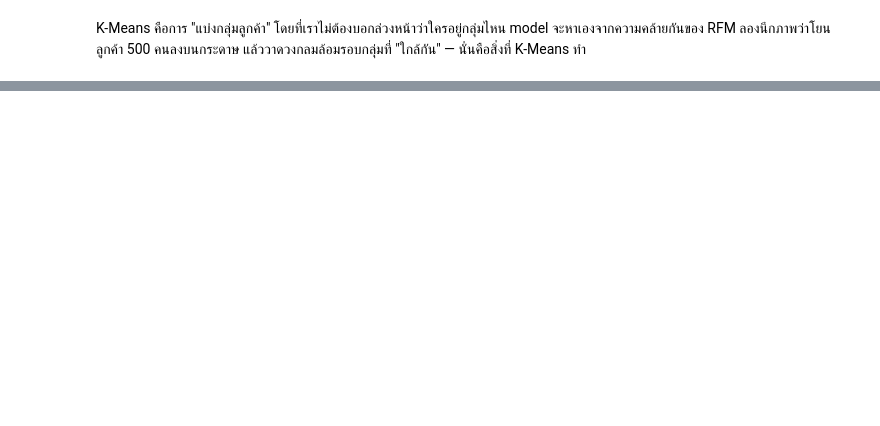
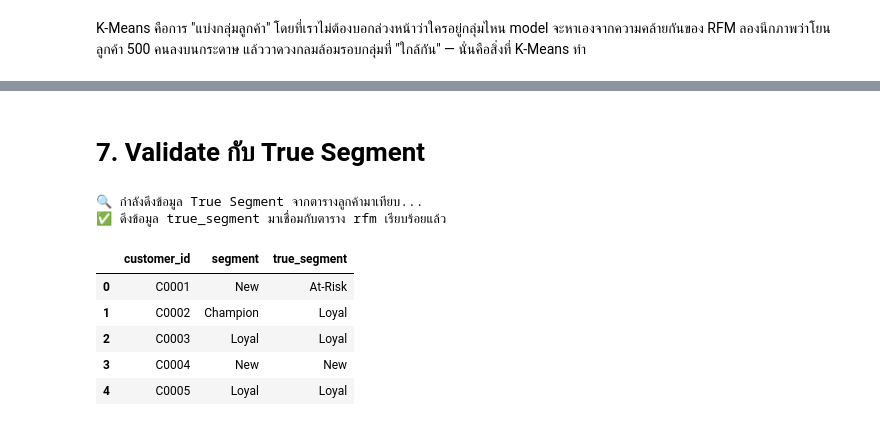
Before and after one commit to ksirithon2604-Beer/smart-promo-targeting, a Jupyter notebook: notebooks/02_clustering.ipynb, the cells around one changed output, grey strips where cells are left out. Cells and saved outputs as stored; diff of their text form; code cells hidden in the pictures; blank space fills up the shorter version.

```diff
--- a/notebooks/02_clustering.ipynb
+++ b/notebooks/02_clustering.ipynb
@@ -261,0 +448,33 @@ plt.show()
+# %% [markdown]
+# 7. Validate กับ True Segment
+# %%
+import pandas as pd
+
+print("🔍 กำลังดึงข้อมูล True Segment จากตารางลูกค้ามาเทียบ...")
+
+try:
+    # 1. โหลดไฟล์ลูกค้า (ที่มีข้อมูลเฉลยกลุ่มตอนทำ Mock Data)
+    customers = pd.read_csv('customer_master.csv')
+
+    # 2. เช็กว่ามีคอลัมน์ true_segment อยู่ในนั้นไหม
+    if 'true_segment' in customers.columns:
+        # 3. นำมาประกอบร่าง (Merge) กับตาราง rfm ของเราโดยเชื่อมกันด้วยรหัสลูกค้า
+        rfm = rfm.merge(customers[['customer_id', 'true_segment']], on='customer_id', how='left')
+        print("✅ ดึงข้อมูล true_segment มาเชื่อมกับตาราง rfm เรียบร้อยแล้ว")
+
+        display(rfm[['customer_id', 'segment', 'true_segment']].head())
+    else:
+        print("⚠️ ในไฟล์ customer_master.csv ไม่มีคอลัมน์ true_segment")
+        print("💡 ในงานจริงเราก็ไม่มีเฉลยให้เทียบอยู่แล้ว สามารถข้าม Section 7 นี้ไปได้เลยค่ะ")
+
+except FileNotFoundError:
+    print("❌ หาไฟล์ customer_master.csv ไม่เจอ อย่าลืมอัปโหลดไฟล์")
+# %% [output]
+🔍 กำลังดึงข้อมูล True Segment จากตารางลูกค้ามาเทียบ...
+✅ ดึงข้อมูล true_segment มาเชื่อมกับตาราง rfm เรียบร้อยแล้ว
+|  | customer_id | segment | true_segment |
+| 0 | C0001 | New | At-Risk |
+| 1 | C0002 | Champion | Loyal |
+| 2 | C0003 | Loyal | Loyal |
+| 3 | C0004 | New | New |
+| 4 | C0005 | Loyal | Loyal |
```
Also changed, not shown: parts of 36 cells of this notebook.
